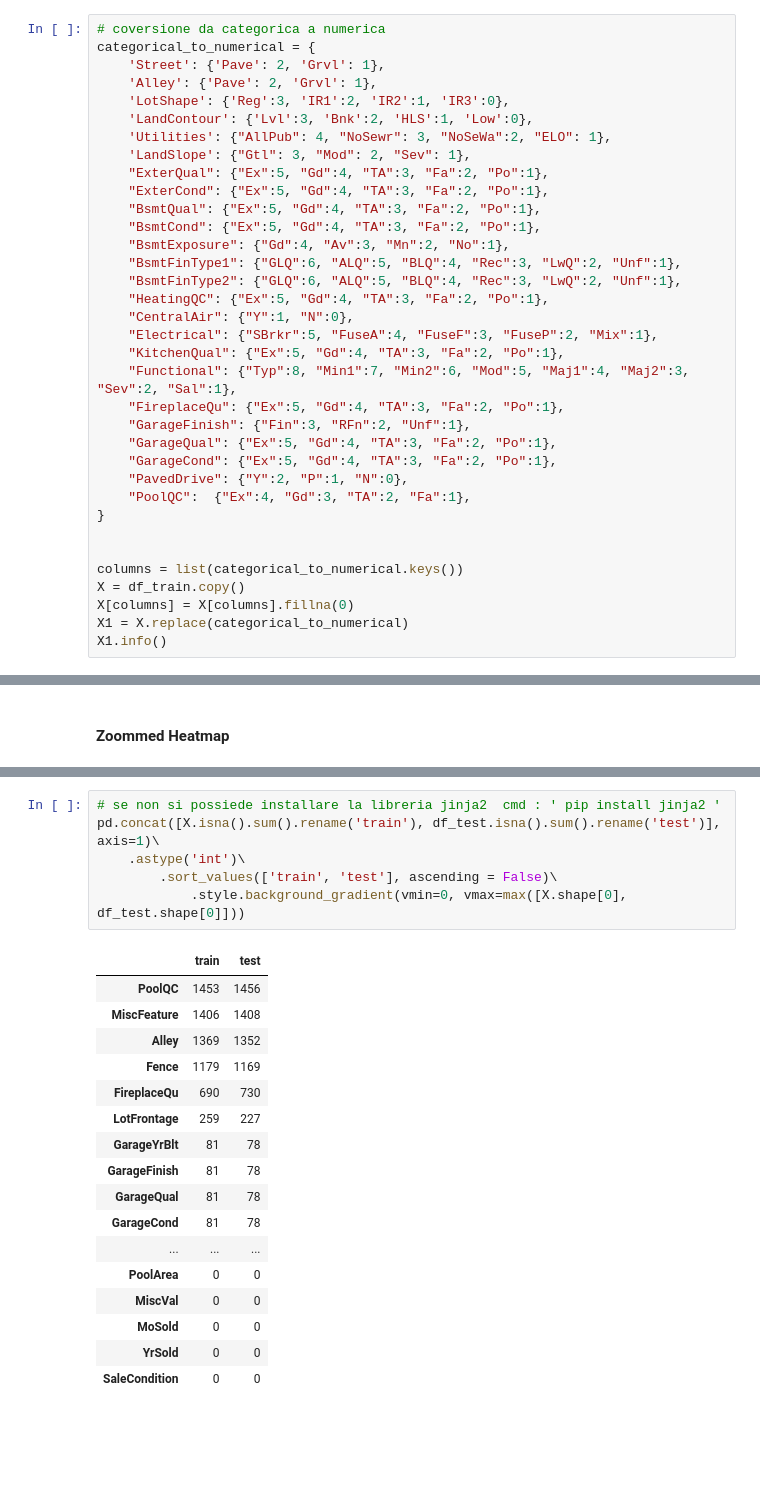
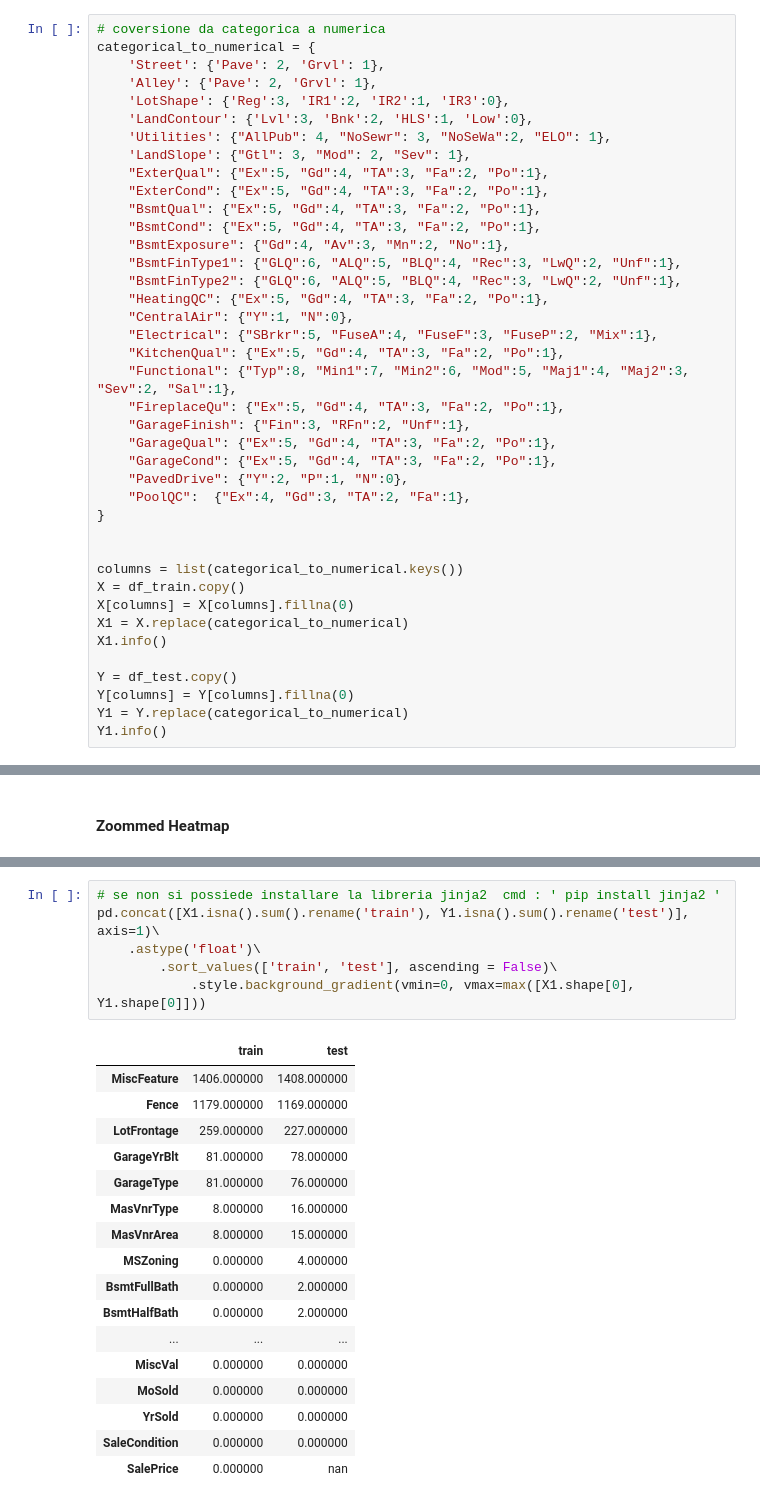
Before and after one commit to salvatore-drago/progettoBIGDATA-HousePrices, a Jupyter notebook: main.ipynb, the cells around one changed output, grey strips where cells are left out. Drawn from its saved outputs; the diff is of its cells as text; blank space fills up the shorter version.

```diff
--- a/main.ipynb
+++ b/main.ipynb
@@ -141,6 +140,11 @@ X = df_train.copy()
 X[columns] = X[columns].fillna(0)
 X1 = X.replace(categorical_to_numerical)
 X1.info()
+
+Y = df_test.copy()
+Y[columns] = Y[columns].fillna(0)
+Y1 = Y.replace(categorical_to_numerical)
+Y1.info()
 # %% [output]
 <class 'pandas.core.frame.DataFrame'>
 Int64Index: 1460 entries, 1 to 1460
@@ -218,24 +228,24 @@ plt.show()
 # %%
 # se non si possiede installare la libreria jinja2  cmd : ' pip install jinja2 '
-pd.concat([X.isna().sum().rename('train'), df_test.isna().sum().rename('test')], axis=1)\
-    .astype('int')\
+pd.concat([X1.isna().sum().rename('train'), Y1.isna().sum().rename('test')], axis=1)\
+    .astype('float')\
         .sort_values(['train', 'test'], ascending = False)\
-            .style.background_gradient(vmin=0, vmax=max([X.shape[0], df_test.shape[0]]))
+            .style.background_gradient(vmin=0, vmax=max([X1.shape[0], Y1.shape[0]]))
 # %% [output]
 |  | train | test |
-| PoolQC | 1453 | 1456 |
-| MiscFeature | 1406 | 1408 |
-| Alley | 1369 | 1352 |
-| Fence | 1179 | 1169 |
-| FireplaceQu | 690 | 730 |
-| LotFrontage | 259 | 227 |
-| GarageYrBlt | 81 | 78 |
-| GarageFinish | 81 | 78 |
-| GarageQual | 81 | 78 |
-| GarageCond | 81 | 78 |
+| MiscFeature | 1406.000000 | 1408.000000 |
+| Fence | 1179.000000 | 1169.000000 |
+| LotFrontage | 259.000000 | 227.000000 |
+| GarageYrBlt | 81.000000 | 78.000000 |
+| GarageType | 81.000000 | 76.000000 |
+| MasVnrType | 8.000000 | 16.000000 |
+| MasVnrArea | 8.000000 | 15.000000 |
+| MSZoning | 0.000000 | 4.000000 |
+| BsmtFullBath | 0.000000 | 2.000000 |
+| BsmtHalfBath | 0.000000 | 2.000000 |
 | ... | ... | ... |
-| PoolArea | 0 | 0 |
-| MiscVal | 0 | 0 |
-| MoSold | 0 | 0 |
-| YrSold | 0 | 0 |
-| SaleCondition | 0 | 0 |
+| MiscVal | 0.000000 | 0.000000 |
+| MoSold | 0.000000 | 0.000000 |
+| YrSold | 0.000000 | 0.000000 |
+| SaleCondition | 0.000000 | 0.000000 |
+| SalePrice | 0.000000 | nan |
```
Also changed, not shown: parts of 19 cells of this notebook.
